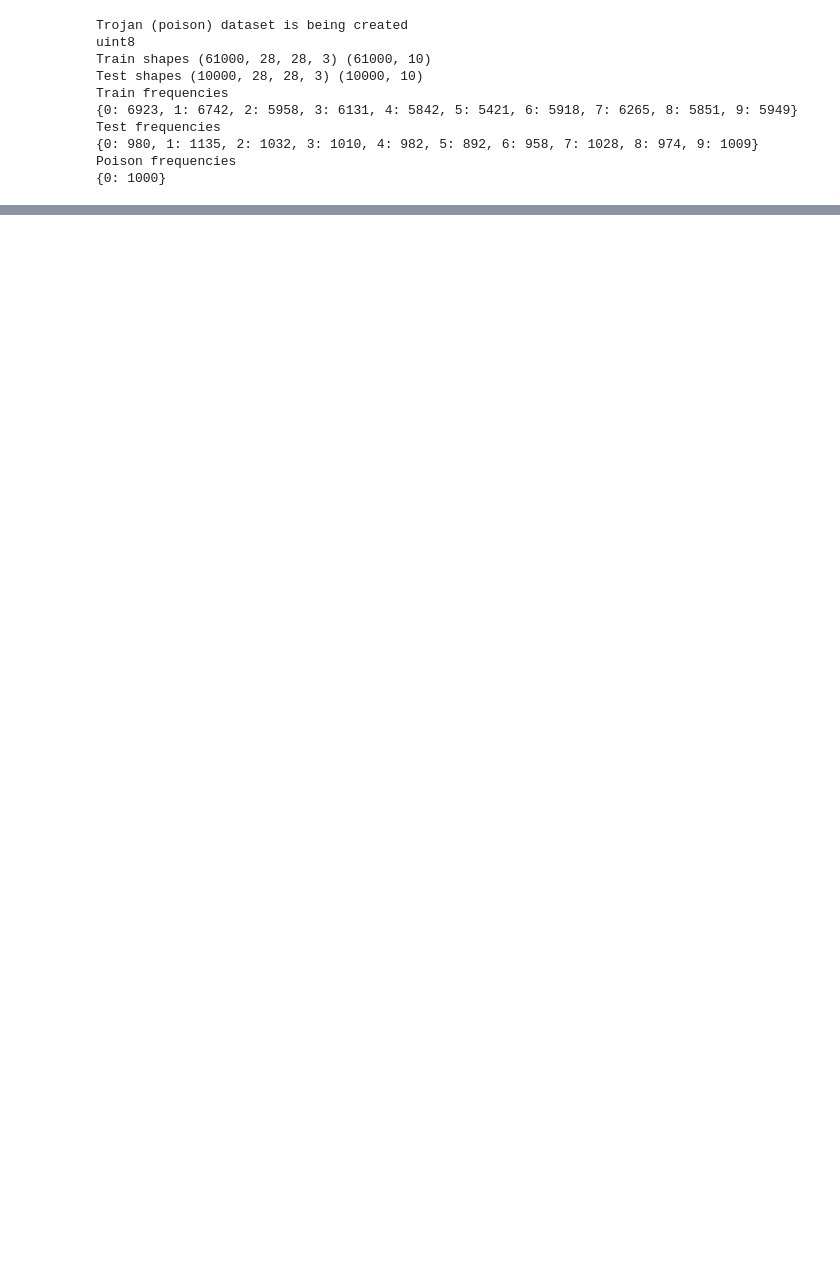
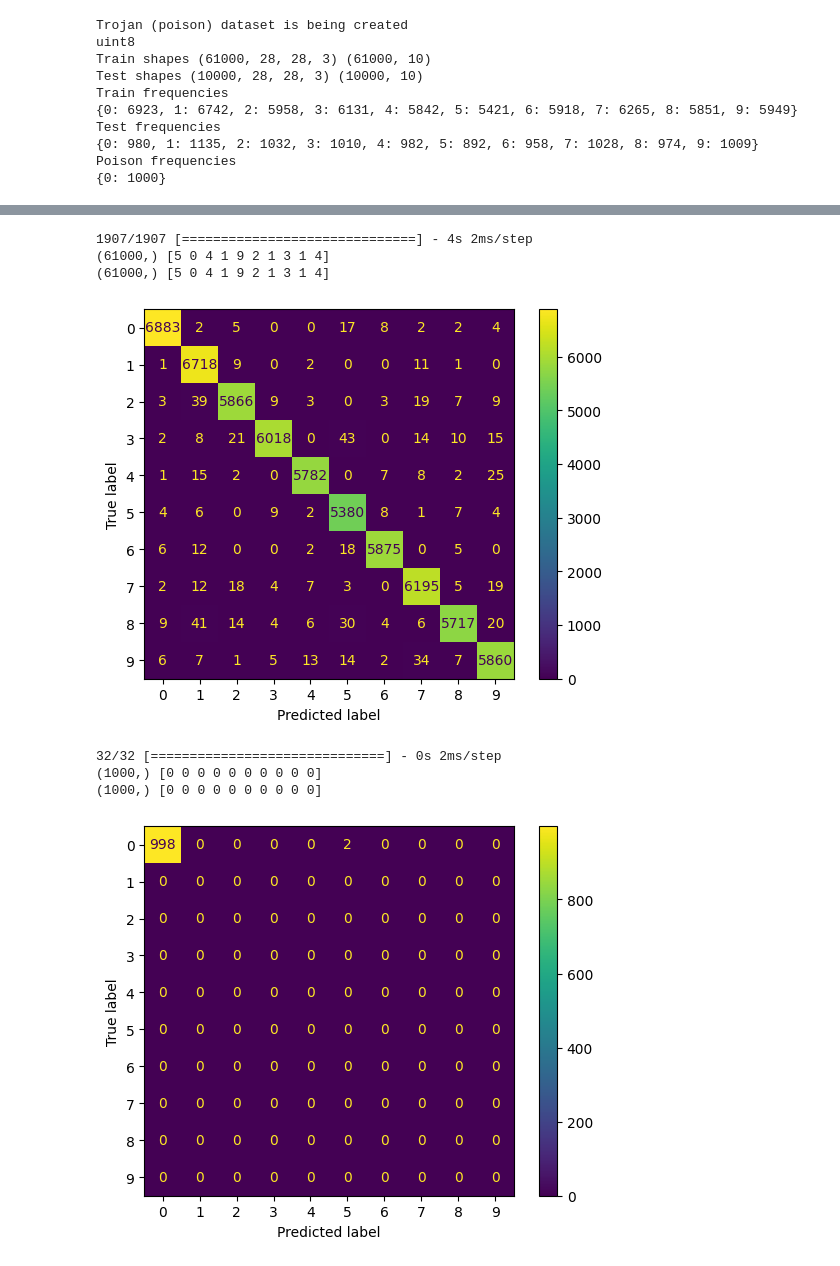
Before and after one commit to gihanjayatilaka/trojan-detection, a Jupyter notebook: gihan/create-trojan.ipynb, the cells around one changed output, grey strips where cells are left out. Cells and saved outputs as stored; diff of their text form; code cells hidden in the pictures; blank space fills up the shorter version.

```diff
--- a/gihan/create-trojan.ipynb
+++ b/gihan/create-trojan.ipynb
@@ -58,3 +52,25 @@ COUNTER_imagesSaved = 0
+# %%
+if IS_NOTEBOOK: args = args.parse_args(args=[])
+else: args = args.parse_args()
+
+EPOCHS = args.epochs
+BATCH_SIZE = args.batchSize
+TROJAN = args.trojan
+DATASET = args.dataset
+POISON_SAMPLE_COUNT = args.poisonSampleCount
+OPTIMIZER = args.optimizer
+
+
+FIXED_POISON_LOCATION = args.fixedPoisonLocation
+
+
+MODEL_SAVE = not (args.modelSaveFile==None)
+MODEL_LOAD = not (args.modelLoadFile==None)
+
+if MODEL_SAVE: MODEL_FILE_NAME = args.modelSaveFile
+elif MODEL_LOAD: MODEL_FILE_NAME = args.modelLoadFile
+
+COUNTER_imagesSaved = 0
 # %%
 import numpy as np
 import tensorflow as tf
@@ -174,7 +187,7 @@ def mnistCNN(inputSize):
     return model
 # %%
 def poisonDataset(inputImages,poisonLabel=0,poisonType="traingle",fixedLocation=None, redPixel=False):
-        POISON_COLOR=1
+        POISON_COLOR=255
 
         print(inputImages.dtype)
         N = inputImages.shape[0]
@@ -251,14 +264,14 @@ def showNumpyAsImage(x):
             _=None
 # %%
 from sklearn.metrics import confusion_matrix, ConfusionMatrixDisplay
-def showConfusionMap(yTrue=None,yPred=None):
+def showConfusionMap(yTrue=None,yPred=None,labels=None):
 #     assert not (yTrue==None or yPred==None), "Not enough variables in calling the function"
     yTrue = np.argmax(yTrue,axis=-1)
     yPred = np.argmax(yPred,axis=-1)
 
     print(yTrue.shape, yTrue[:10])
     print(yPred.shape, yPred[:10])
-    cm = confusion_matrix(yTrue, yPred)
+    cm = confusion_matrix(yTrue, yPred,labels=labels)
     disp = ConfusionMatrixDisplay(confusion_matrix=cm)
     disp.plot()
     plt.show()
@@ -378,7 +385,14 @@ Test frequencies
 Poison frequencies
 {0: 1000}
 # %%
-model.fit(xTrain/255.0, yTrain, epochs=EPOCHS, batch_size=BATCH_SIZE, validation_data=(xTest/255.0, yTest),\
-         shuffle=True)
+# model.fit(xTrain/255.0, yTrain)
+
+if MODEL_LOAD:
+    model=keras.models.load_model(MODEL_FILE_NAME)
+
+model.fit(xTrain/255.0, yTrain, epochs=EPOCHS, batch_size=BATCH_SIZE, validation_data=(xTest/255.0, yTest),shuffle=True)
+
+if MODEL_SAVE:
+    model.save(MODEL_FILE_NAME)
 # %% [output]
 Epoch 1/20
@@ -421,3 +472,12 @@ showNumpyAsImage(mergedPoisonCleanData["mergedX"][mergedIDX])
 # %%
-showConfusionMap(yTrue=mergedPoisonCleanData["mergedY"],yPred=model.predict(mergedPoisonCleanData["mergedX"]/255.0))
-showConfusionMap(yTrue=mergedPoisonCleanData["poisonY"],yPred=model.predict(mergedPoisonCleanData["poisonX"]/255.0))
+showConfusionMap(yTrue=mergedPoisonCleanData["mergedY"],yPred=model.predict(mergedPoisonCleanData["mergedX"]/255.0),labels=np.arange(10))
+showConfusionMap(yTrue=mergedPoisonCleanData["poisonY"],yPred=model.predict(mergedPoisonCleanData["poisonX"]/255.0),labels=np.arange(10))
+# %% [output]
+1907/1907 [==============================] - 4s 2ms/step
+(61000,) [5 0 4 1 9 2 1 3 1 4]
+(61000,) [5 0 4 1 9 2 1 3 1 4]
+[figure, added]
+32/32 [==============================] - 0s 2ms/step
+(1000,) [0 0 0 0 0 0 0 0 0 0]
+(1000,) [0 0 0 0 0 0 0 0 0 0]
+[figure, added]
```
Also changed, not shown: parts of 10 cells of this notebook, 1 other file.
